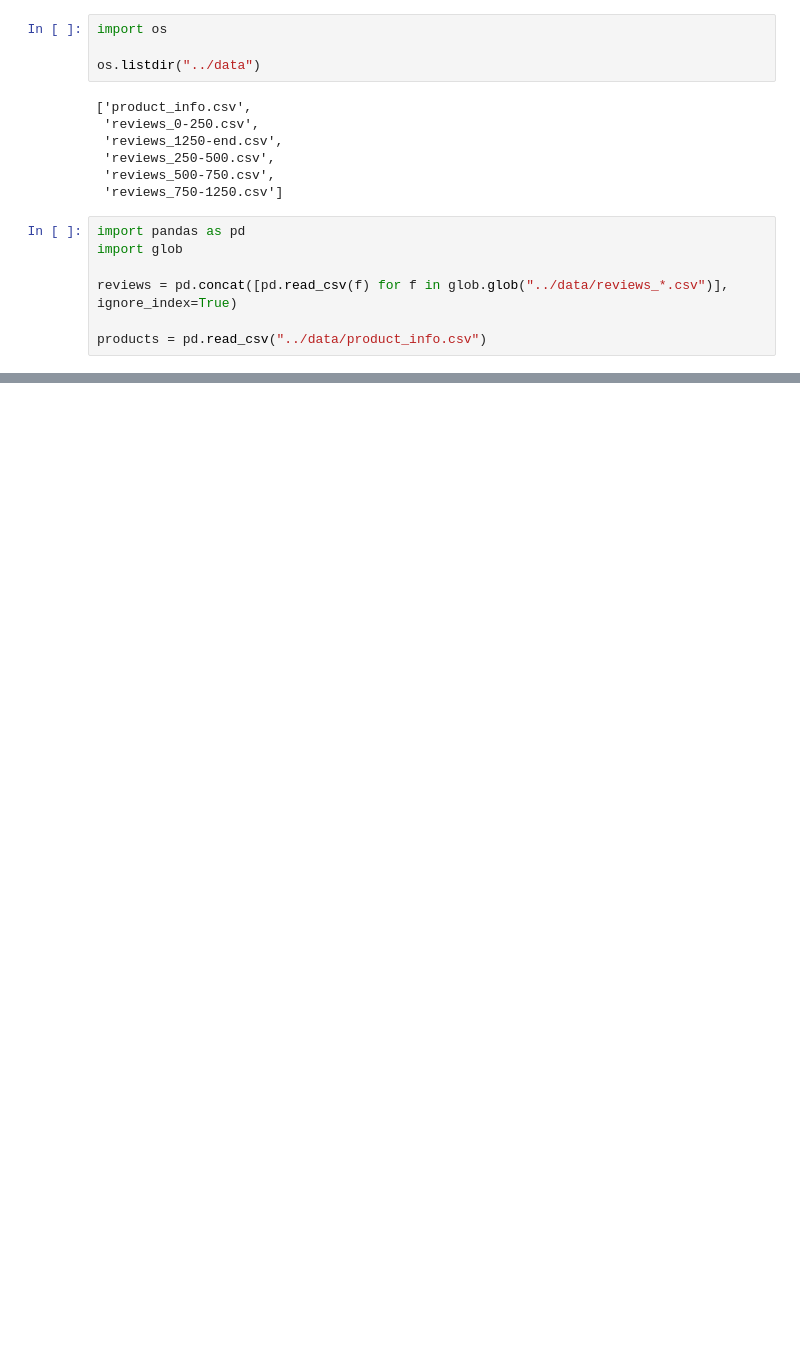
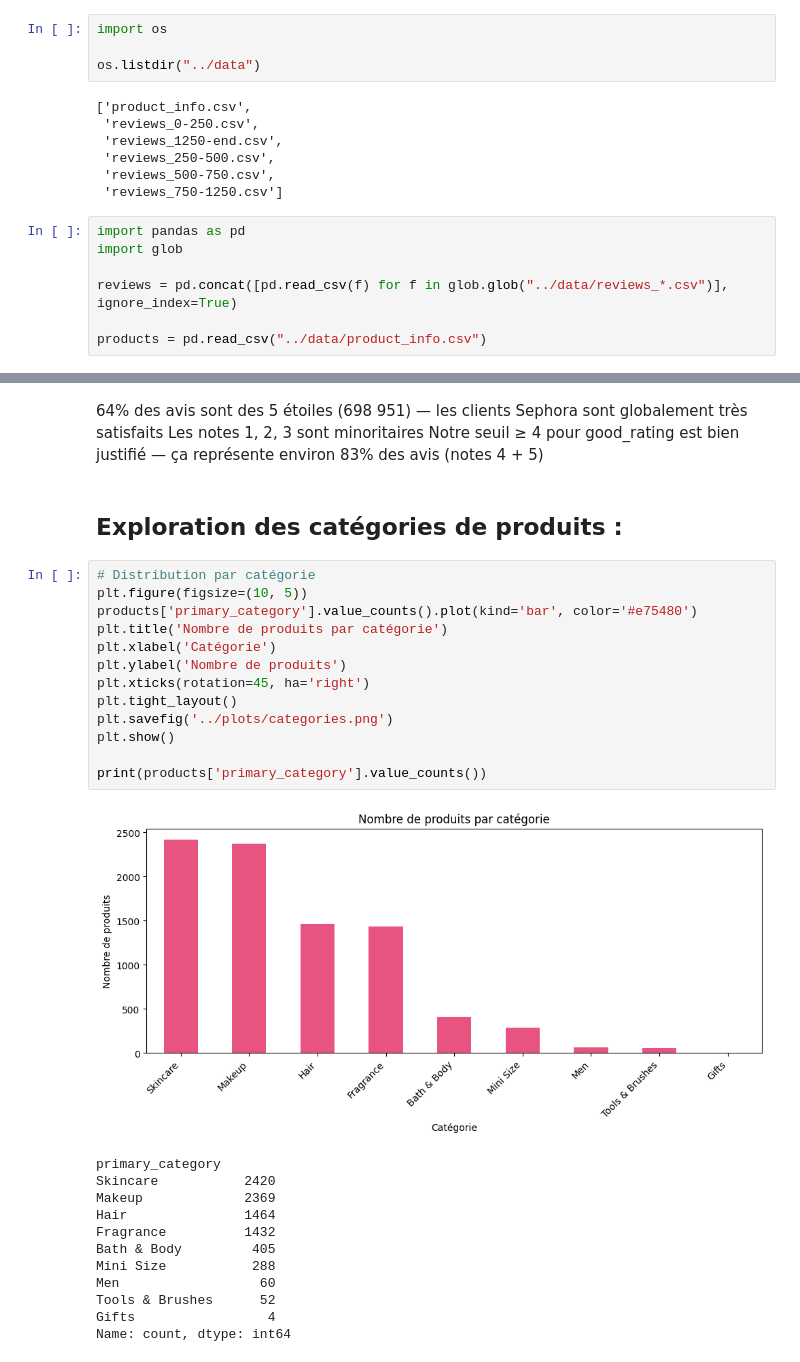
Before and after one commit to kiikiih-cyber/ml-poc-project, a Jupyter notebook: notebooks/SkincareProject.ipynb, the cells around one changed output, grey strips where cells are left out. Cells and saved outputs as stored; diff of their text form; blank space fills up the shorter version.

```diff
--- a/notebooks/SkincareProject.ipynb
+++ b/notebooks/SkincareProject.ipynb
@@ -37,0 +102,32 @@ products.head()
+# %% [markdown]
+64% des avis sont des 5 étoiles (698 951) — les clients Sephora sont globalement très satisfaits
+Les notes 1, 2, 3 sont minoritaires
+Notre seuil ≥ 4 pour good_rating est bien justifié — ça représente environ 83% des avis (notes 4 + 5)
+# %% [markdown]
+## Exploration des catégories de produits :
+# %%
+# Distribution par catégorie
+plt.figure(figsize=(10, 5))
+products['primary_category'].value_counts().plot(kind='bar', color='#e75480')
+plt.title('Nombre de produits par catégorie')
+plt.xlabel('Catégorie')
+plt.ylabel('Nombre de produits')
+plt.xticks(rotation=45, ha='right')
+plt.tight_layout()
+plt.savefig('../plots/categories.png')
+plt.show()
+
+print(products['primary_category'].value_counts())
+# %% [output]
+[figure, added]
+primary_category
+Skincare           2420
+Makeup             2369
+Hair               1464
+Fragrance          1432
+Bath & Body         405
+Mini Size           288
+Men                  60
+Tools & Brushes      52
+Gifts                 4
+Name: count, dtype: int64
```
Also changed, not shown: parts of 14 cells of this notebook, 3 other files.
